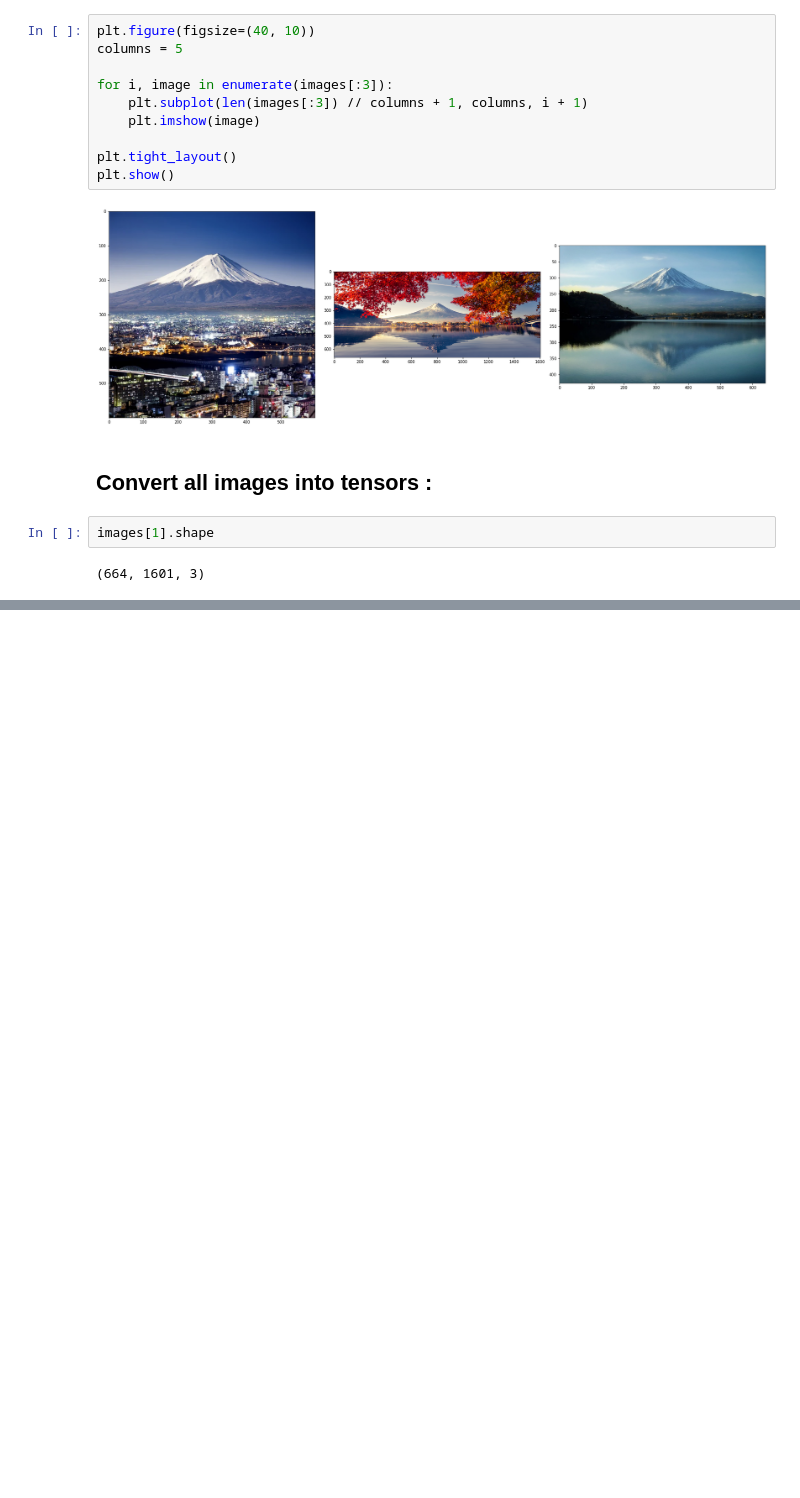
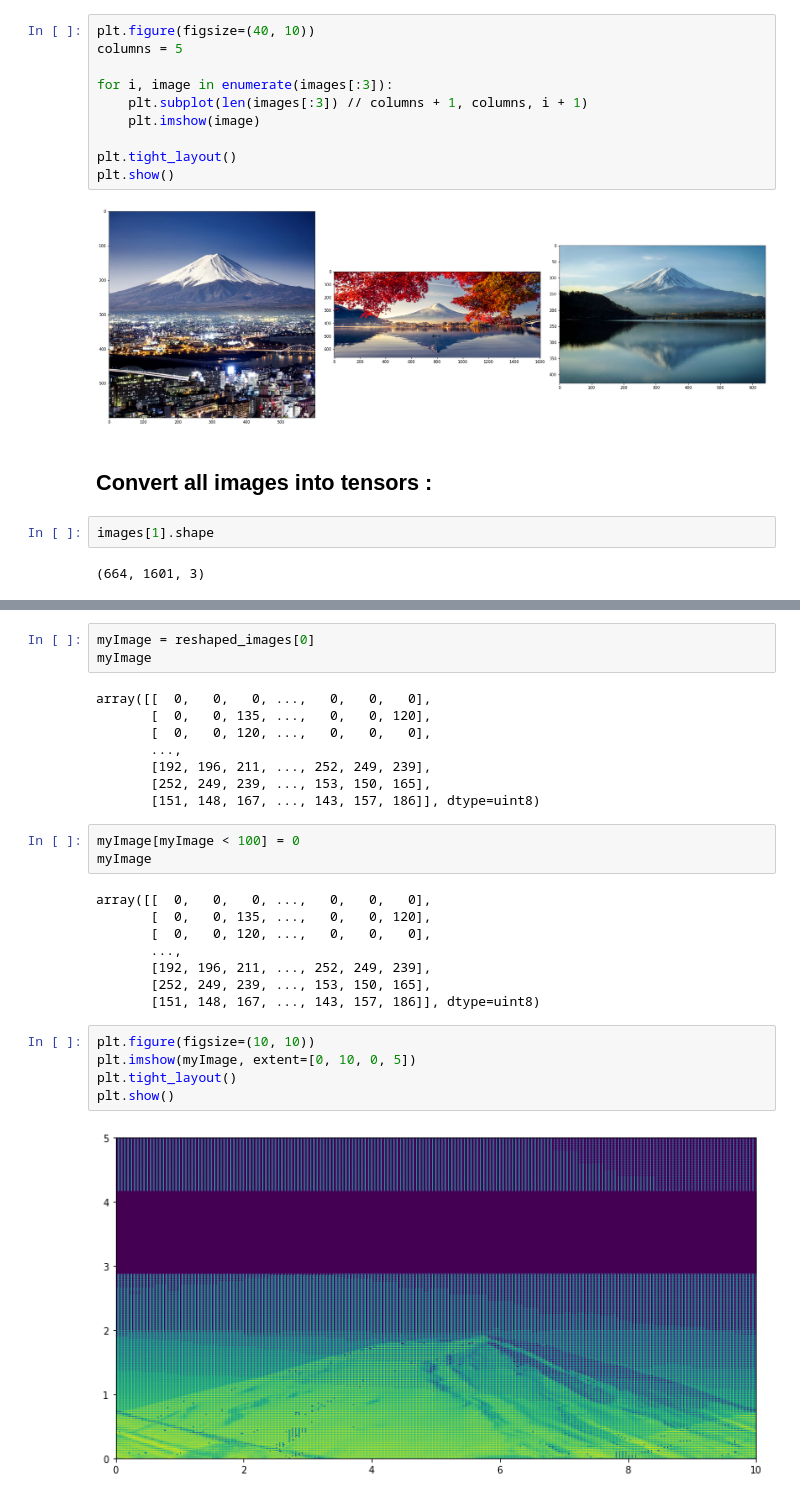
Before and after one commit to Ashraf-Khabar/Data-Science-Docs, a Jupyter notebook: Data Manupilation/Image Manupilation/main.ipynb, the cells around one changed output, grey strips where cells are left out. Saved outputs shown, nothing was run; the diff lists cells and outputs as text; blank space fills up the shorter version.

```diff
--- a/Data Manupilation/Image Manupilation/main.ipynb
+++ b/Data Manupilation/Image Manupilation/main.ipynb
@@ -101,0 +101,29 @@ plt.show()
+# %%
+myImage = reshaped_images[0]
+myImage
+# %% [output]
+array([[  0,   0,   0, ...,   0,   0,   0],
+       [  0,   0, 135, ...,   0,   0, 120],
+       [  0,   0, 120, ...,   0,   0,   0],
+       ...,
+       [192, 196, 211, ..., 252, 249, 239],
+       [252, 249, 239, ..., 153, 150, 165],
+       [151, 148, 167, ..., 143, 157, 186]], dtype=uint8)
+# %%
+myImage[myImage < 100] = 0
+myImage
+# %% [output]
+array([[  0,   0,   0, ...,   0,   0,   0],
+       [  0,   0, 135, ...,   0,   0, 120],
+       [  0,   0, 120, ...,   0,   0,   0],
+       ...,
+       [192, 196, 211, ..., 252, 249, 239],
+       [252, 249, 239, ..., 153, 150, 165],
+       [151, 148, 167, ..., 143, 157, 186]], dtype=uint8)
+# %%
+plt.figure(figsize=(10, 10))
+plt.imshow(myImage, extent=[0, 10, 0, 5])
+plt.tight_layout()
+plt.show()
+# %% [output]
+[figure, added]
```
Also changed, not shown: parts of 7 cells of this notebook.
